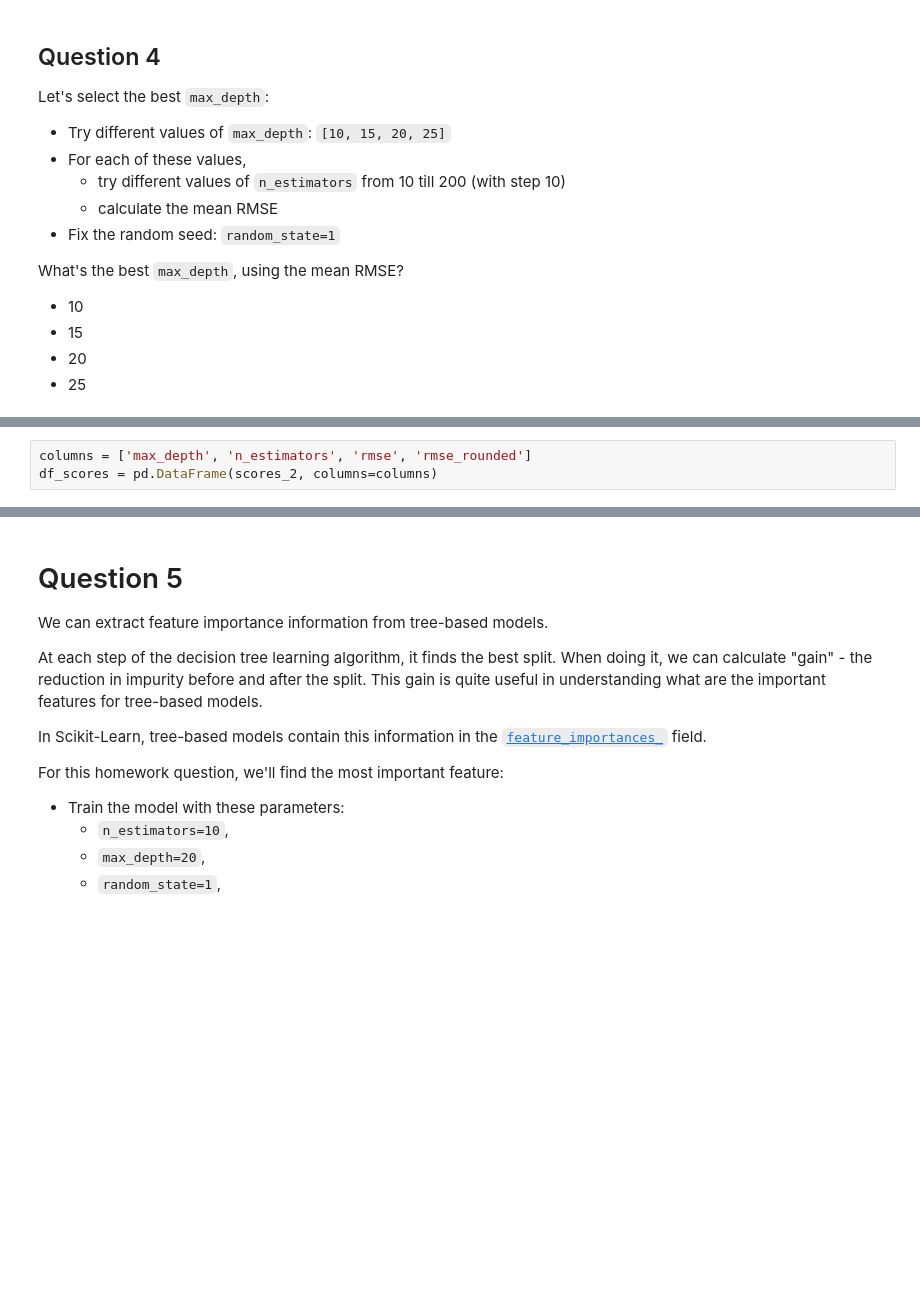
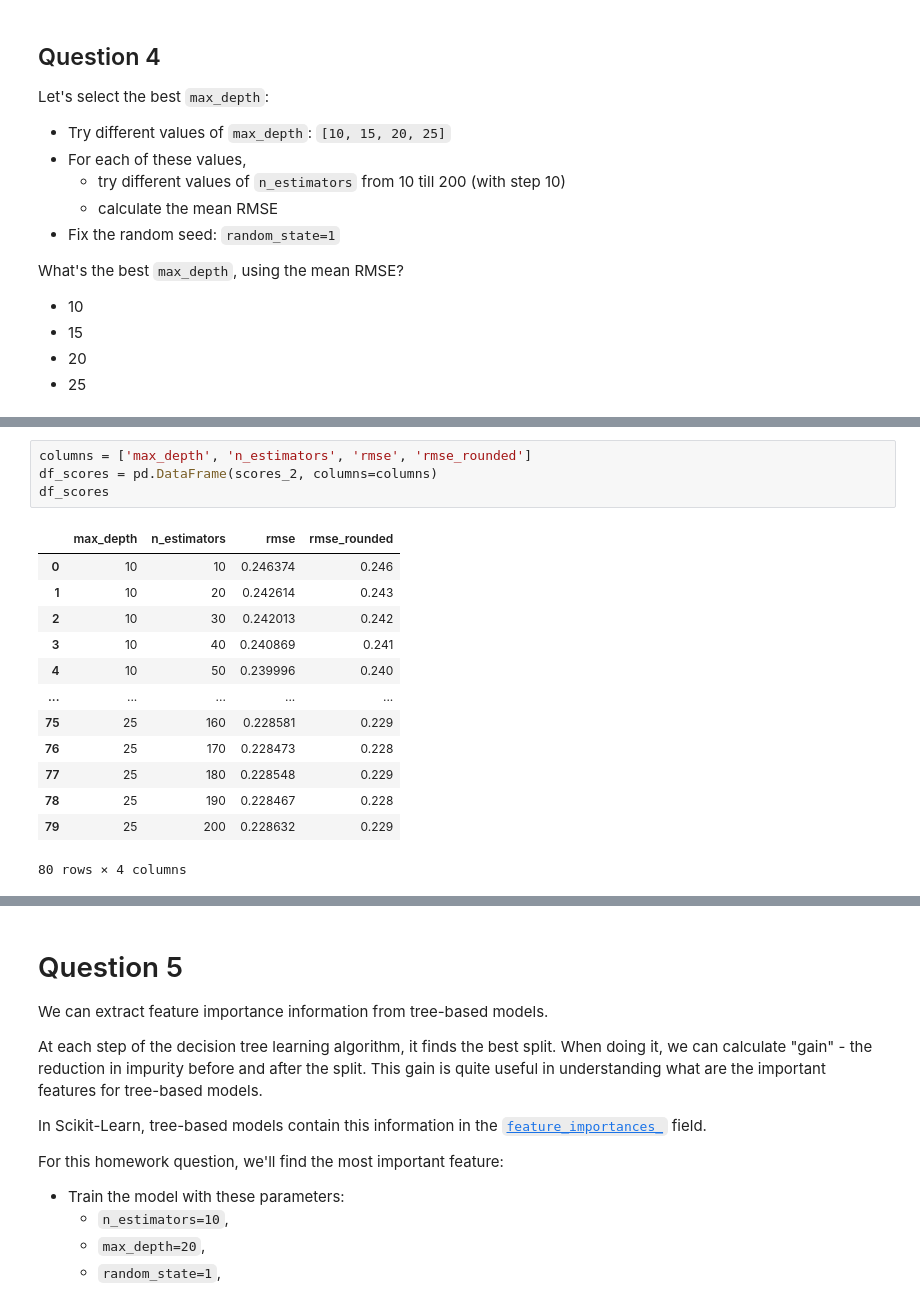
Before and after one commit to desenfirman/machine-learning-zoomcamp, a Jupyter notebook: .__HOMEWORK__/06-trees/main.ipynb, the cells around one changed output, grey strips where cells are left out. Saved outputs shown, nothing was run; the diff lists cells and outputs as text; blank space fills up the shorter version.

```diff
--- a/.__HOMEWORK__/06-trees/main.ipynb
+++ b/.__HOMEWORK__/06-trees/main.ipynb
@@ -301,3 +301,18 @@ Training rf on max_d=25, n_est=170
 # %%
 columns = ['max_depth', 'n_estimators', 'rmse', 'rmse_rounded']
 df_scores = pd.DataFrame(scores_2, columns=columns)
+df_scores
+# %% [output]
+|  | max_depth | n_estimators | rmse | rmse_rounded |
+| 0 | 10 | 10 | 0.246374 | 0.246 |
+| 1 | 10 | 20 | 0.242614 | 0.243 |
+| 2 | 10 | 30 | 0.242013 | 0.242 |
+| 3 | 10 | 40 | 0.240869 | 0.241 |
+| 4 | 10 | 50 | 0.239996 | 0.240 |
+| ... | ... | ... | ... | ... |
+| 75 | 25 | 160 | 0.228581 | 0.229 |
+| 76 | 25 | 170 | 0.228473 | 0.228 |
+| 77 | 25 | 180 | 0.228548 | 0.229 |
+| 78 | 25 | 190 | 0.228467 | 0.228 |
+| 79 | 25 | 200 | 0.228632 | 0.229 |
+80 rows × 4 columns
```
Also changed, not shown: parts of 4 cells of this notebook.
